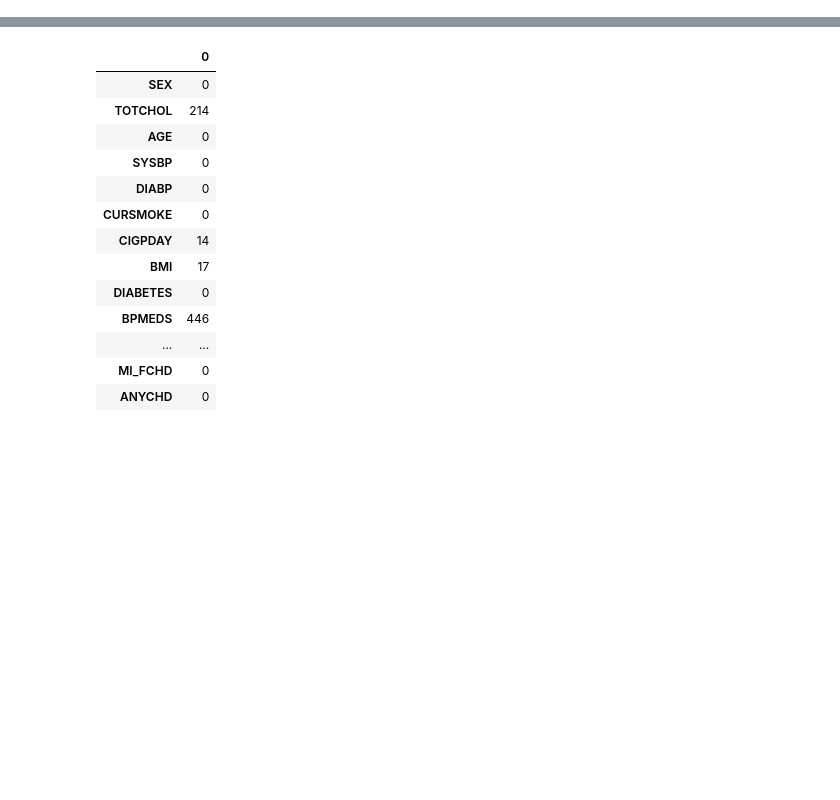
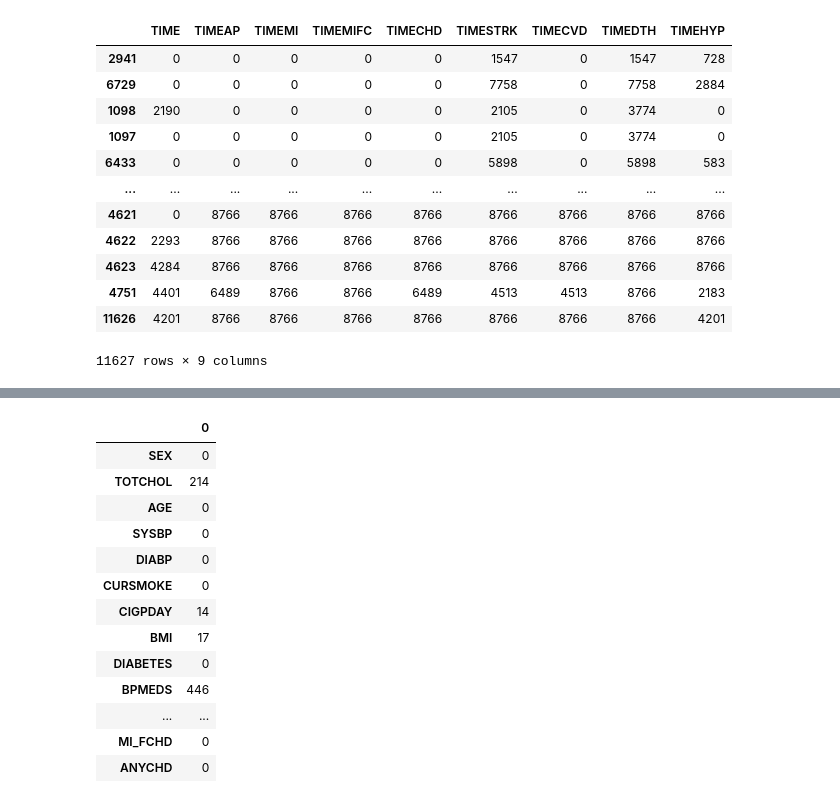
Before and after one commit to jainshrey1/Machine_learning--Heart-Disease-Prediction, a Jupyter notebook: src/demo_modeling.ipynb, the cells around one changed output, grey strips where cells are left out. Saved outputs shown, nothing was run; the diff lists cells and outputs as text; code cells hidden in the pictures; blank space fills up the shorter version.

```diff
--- a/src/demo_modeling.ipynb
+++ b/src/demo_modeling.ipynb
@@ -14,3 +14,22 @@ from imblearn.under_sampling import ClusterCentroids
 from sklearn.metrics import confusion_matrix
 # %%
 df = pd.read_csv("../data/initial_data/frmgham2_project_data.csv")
+# %%
+df_tim = df[[col for col in df.columns if re.match("TIME",col)]]
+# %%
+# df_tim.sort_values("TIMEMI",inplace=True)
+df_tim
+# %% [output]
+|  | TIME | TIMEAP | TIMEMI | TIMEMIFC | TIMECHD | TIMESTRK | TIMECVD | TIMEDTH | TIMEHYP |
+| 2941 | 0 | 0 | 0 | 0 | 0 | 1547 | 0 | 1547 | 728 |
+| 6729 | 0 | 0 | 0 | 0 | 0 | 7758 | 0 | 7758 | 2884 |
+| 1098 | 2190 | 0 | 0 | 0 | 0 | 2105 | 0 | 3774 | 0 |
+| 1097 | 0 | 0 | 0 | 0 | 0 | 2105 | 0 | 3774 | 0 |
+| 6433 | 0 | 0 | 0 | 0 | 0 | 5898 | 0 | 5898 | 583 |
+| ... | ... | ... | ... | ... | ... | ... | ... | ... | ... |
+| 4621 | 0 | 8766 | 8766 | 8766 | 8766 | 8766 | 8766 | 8766 | 8766 |
+| 4622 | 2293 | 8766 | 8766 | 8766 | 8766 | 8766 | 8766 | 8766 | 8766 |
+| 4623 | 4284 | 8766 | 8766 | 8766 | 8766 | 8766 | 8766 | 8766 | 8766 |
+| 4751 | 4401 | 6489 | 8766 | 8766 | 6489 | 4513 | 4513 | 8766 | 2183 |
+| 11626 | 4201 | 8766 | 8766 | 8766 | 8766 | 8766 | 8766 | 8766 | 4201 |
+11627 rows × 9 columns
```
Also changed, not shown: parts of 2 cells of this notebook.
